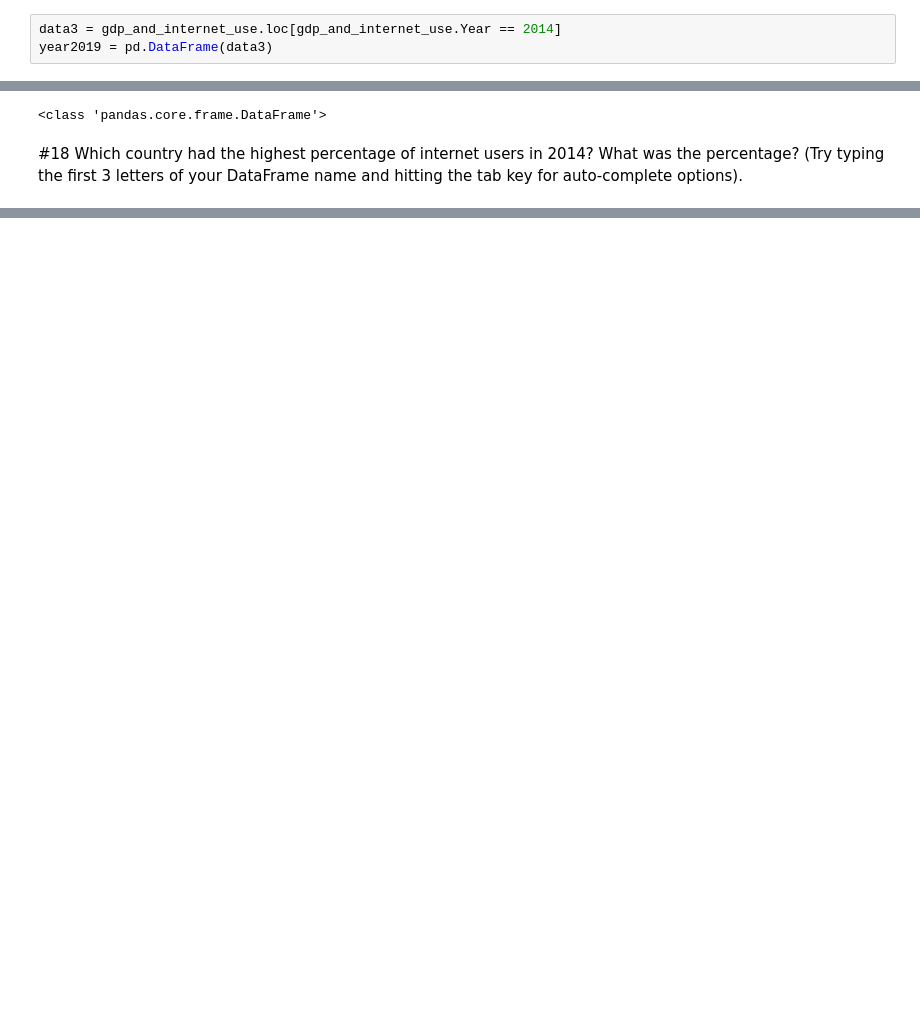
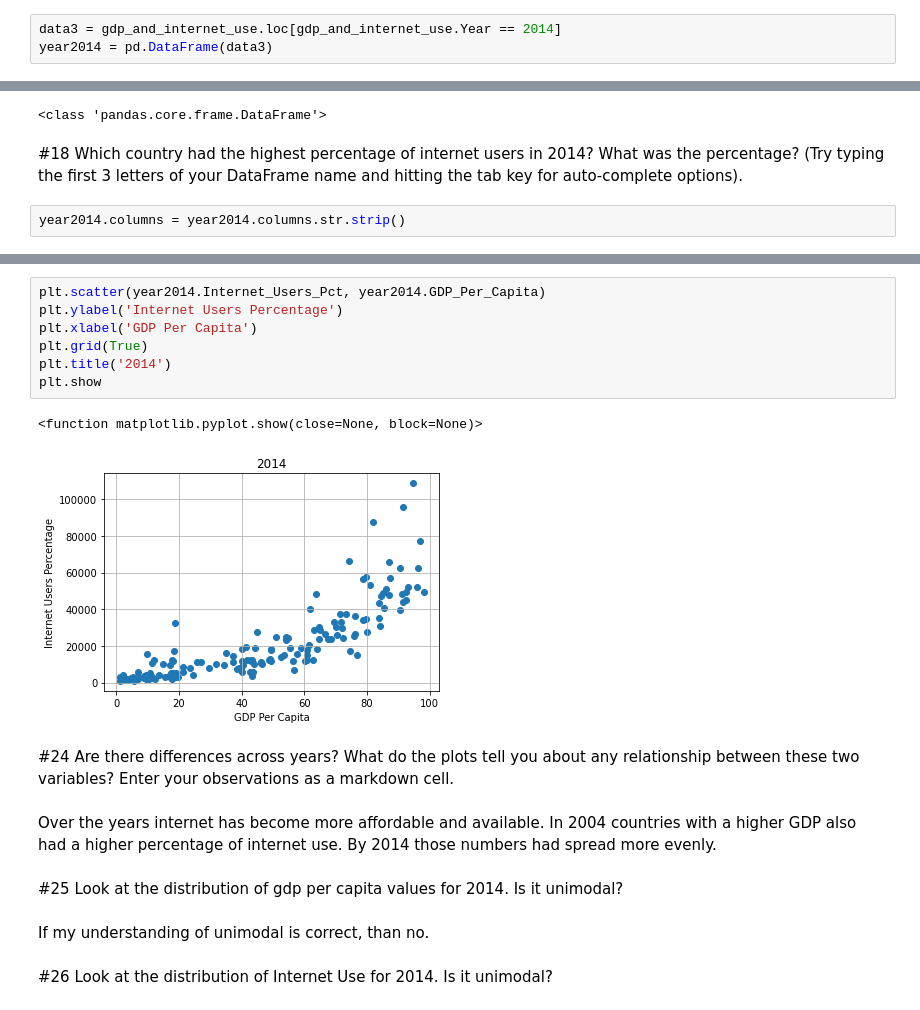
Before and after one commit to tomleewise/gdp-and-internet-usage-tomleewise, a Jupyter notebook: gdp_internet/gdp_internet.ipynb, the cells around one changed output, grey strips where cells are left out. Cells and saved outputs as stored; diff of their text form; blank space fills up the shorter version.

```diff
--- a/gdp_internet/gdp_internet.ipynb
+++ b/gdp_internet/gdp_internet.ipynb
@@ -228,5 +228,5 @@ print(type(year2009))
 <class 'pandas.core.frame.DataFrame'>
 # %%
 data3 = gdp_and_internet_use.loc[gdp_and_internet_use.Year == 2014]
-year2019 = pd.DataFrame(data3)
+year2014 = pd.DataFrame(data3)
 # %%
@@ -236,3 +236,5 @@ print(type(year2009))
 <class 'pandas.core.frame.DataFrame'>
 # %% [markdown]
 #18 Which country had the highest percentage of internet users in 2014? What was the percentage? (Try typing the first 3 letters of your DataFrame name and hitting the tab key for auto-complete options).
+# %%
+year2014.columns = year2014.columns.str.strip()
@@ -238,0 +338,20 @@ print(type(year2009))
+# %%
+plt.scatter(year2014.Internet_Users_Pct, year2014.GDP_Per_Capita)
+plt.ylabel('Internet Users Percentage')
+plt.xlabel('GDP Per Capita')
+plt.grid(True)
+plt.title('2014')
+plt.show
+# %% [output]
+<function matplotlib.pyplot.show(close=None, block=None)>
+[figure, added]
+# %% [markdown]
+#24 Are there differences across years? What do the plots tell you about any relationship between these two variables? Enter your observations as a markdown cell.
+# %% [markdown]
+Over the years internet has become more affordable and available. In 2004 countries with a higher GDP also had a higher percentage of internet use. By 2014 those numbers had spread more evenly.
+# %% [markdown]
+#25 Look at the distribution of gdp per capita values for 2014. Is it unimodal?
+# %% [markdown]
+If my understanding of unimodal is correct, than no.
+# %% [markdown]
+#26 Look at the distribution of Internet Use for 2014. Is it unimodal?
```
Also changed, not shown: parts of 22 cells of this notebook.
